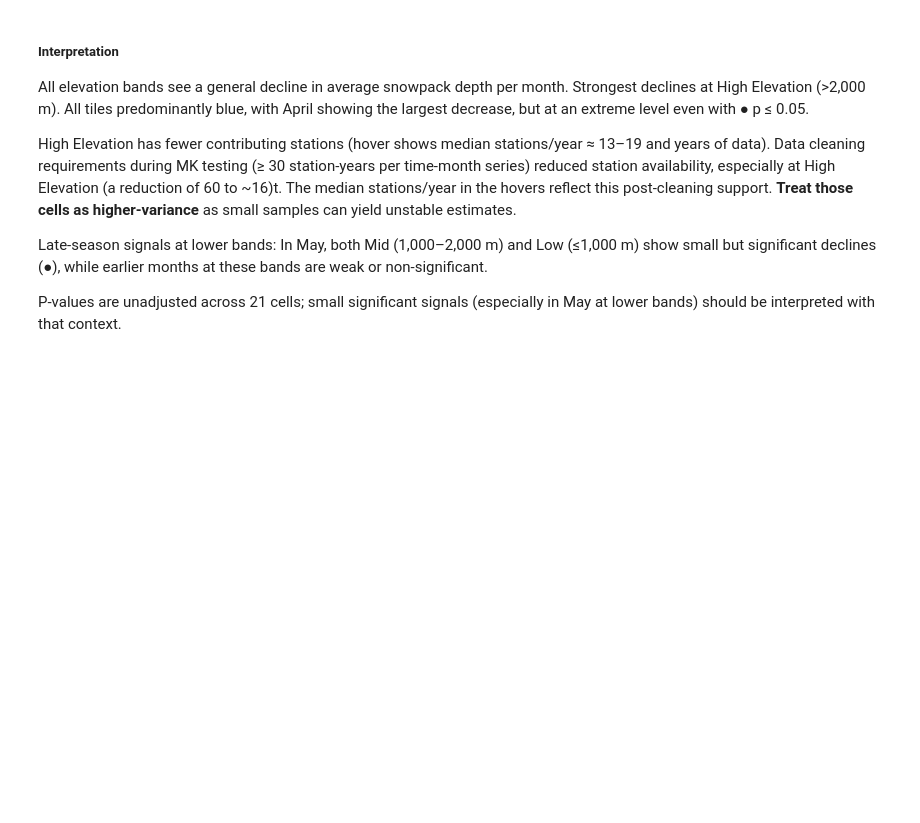
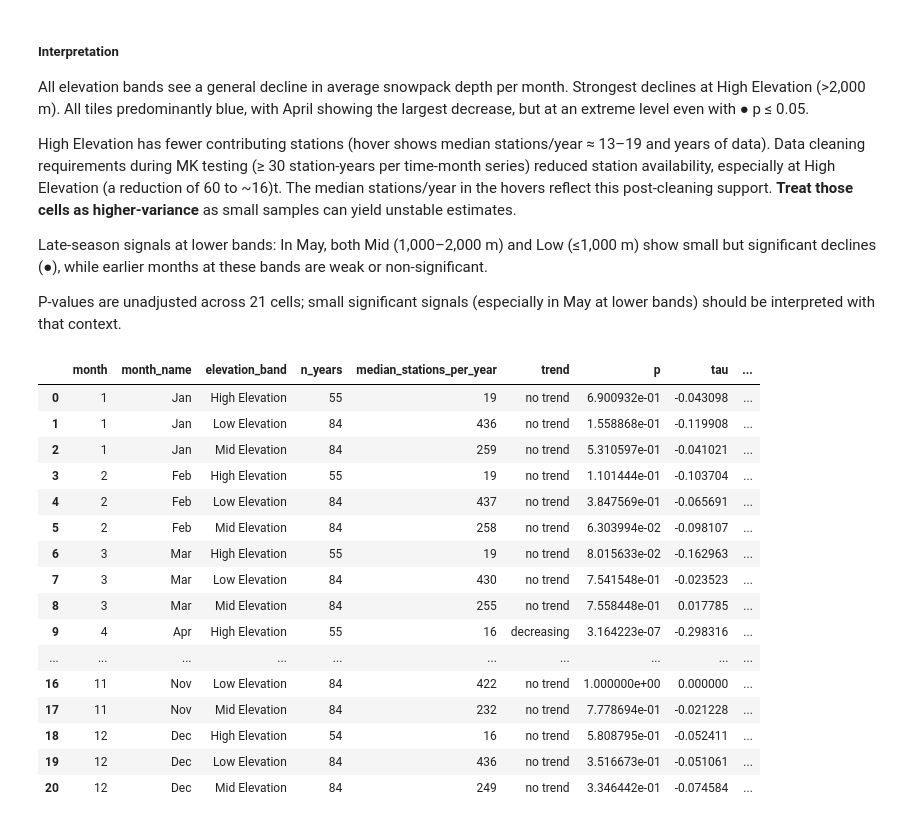
Before and after one commit to Mitch-P-Analyst/Europe_Snowpack_Depths, a Jupyter notebook: Notebooks/04_Visualisations.ipynb, the cells around one changed output. Cells and saved outputs as stored; diff of their text form; code cells hidden in the pictures; blank space fills up the shorter version.

```diff
--- a/Notebooks/04_Visualisations.ipynb
+++ b/Notebooks/04_Visualisations.ipynb
@@ -263,3 +269,23 @@ Data cleaning requirements during MK testing (≥ 30 station-years per time-mont
 Late-season signals at lower bands: In May, both Mid (1,000–2,000 m) and Low (≤1,000 m) show small but significant declines (●), while earlier months at these bands are weak or non-significant.
 
 P-values are unadjusted across 21 cells; small significant signals (especially in May at lower bands) should be interpreted with that context.
+# %%
+avg_elevation_month
+# %% [output]
+|  | month | month_name | elevation_band | n_years | median_stations_per_year | trend | p | tau | ... |
+| 0 | 1 | Jan | High Elevation | 55 | 19 | no trend | 6.900932e-01 | -0.043098 | ... |
+| 1 | 1 | Jan | Low Elevation | 84 | 436 | no trend | 1.558868e-01 | -0.119908 | ... |
+| 2 | 1 | Jan | Mid Elevation | 84 | 259 | no trend | 5.310597e-01 | -0.041021 | ... |
+| 3 | 2 | Feb | High Elevation | 55 | 19 | no trend | 1.101444e-01 | -0.103704 | ... |
+| 4 | 2 | Feb | Low Elevation | 84 | 437 | no trend | 3.847569e-01 | -0.065691 | ... |
+| 5 | 2 | Feb | Mid Elevation | 84 | 258 | no trend | 6.303994e-02 | -0.098107 | ... |
+| 6 | 3 | Mar | High Elevation | 55 | 19 | no trend | 8.015633e-02 | -0.162963 | ... |
+| 7 | 3 | Mar | Low Elevation | 84 | 430 | no trend | 7.541548e-01 | -0.023523 | ... |
+| 8 | 3 | Mar | Mid Elevation | 84 | 255 | no trend | 7.558448e-01 | 0.017785 | ... |
+| 9 | 4 | Apr | High Elevation | 55 | 16 | decreasing | 3.164223e-07 | -0.298316 | ... |
+| ... | ... | ... | ... | ... | ... | ... | ... | ... | ... |
+| 16 | 11 | Nov | Low Elevation | 84 | 422 | no trend | 1.000000e+00 | 0.000000 | ... |
+| 17 | 11 | Nov | Mid Elevation | 84 | 232 | no trend | 7.778694e-01 | -0.021228 | ... |
+| 18 | 12 | Dec | High Elevation | 54 | 16 | no trend | 5.808795e-01 | -0.052411 | ... |
+| 19 | 12 | Dec | Low Elevation | 84 | 436 | no trend | 3.516673e-01 | -0.051061 | ... |
+| 20 | 12 | Dec | Mid Elevation | 84 | 249 | no trend | 3.346442e-01 | -0.074584 | ... |
```
Also changed, not shown: parts of 2 cells of this notebook, 13 other files.
